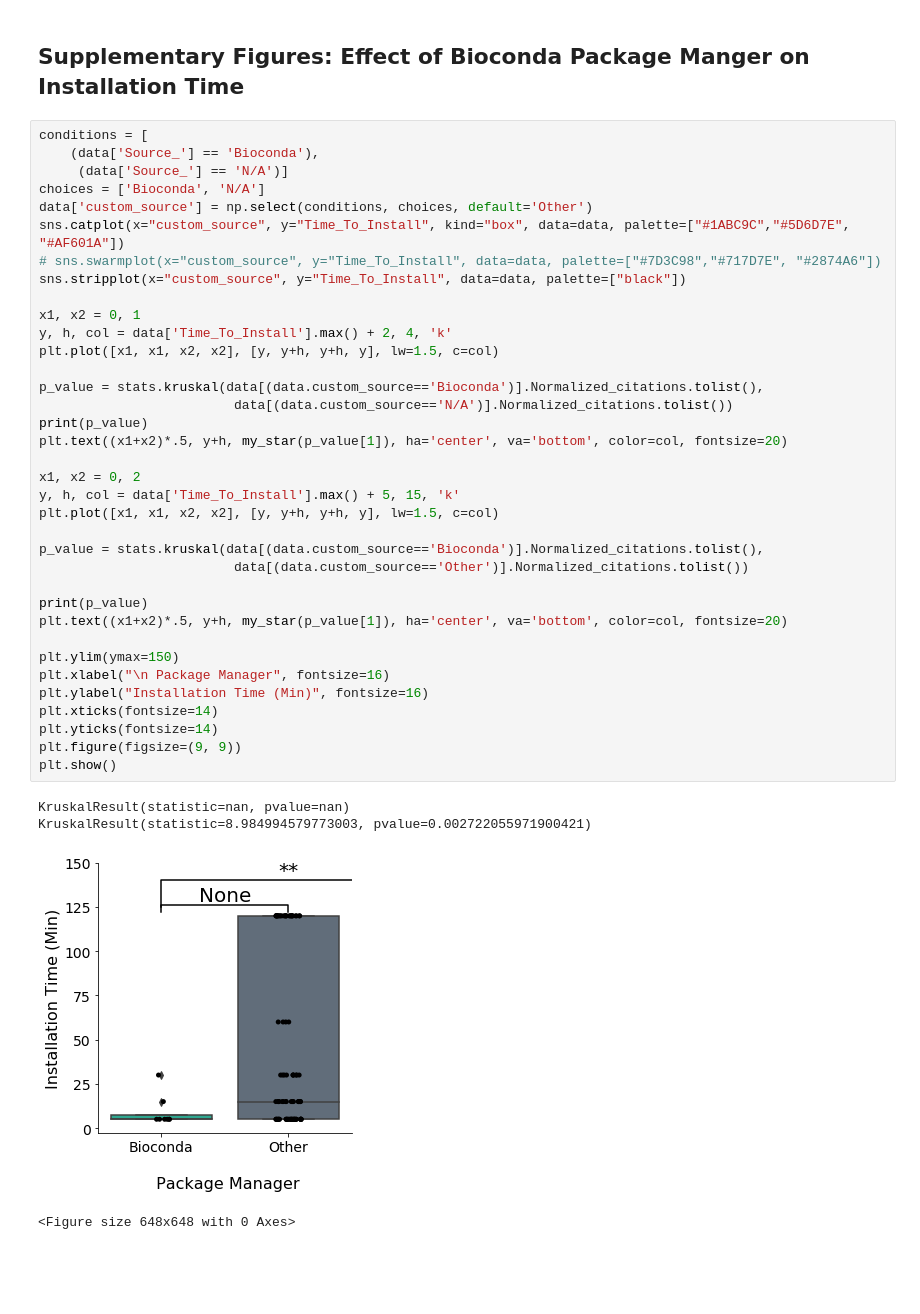
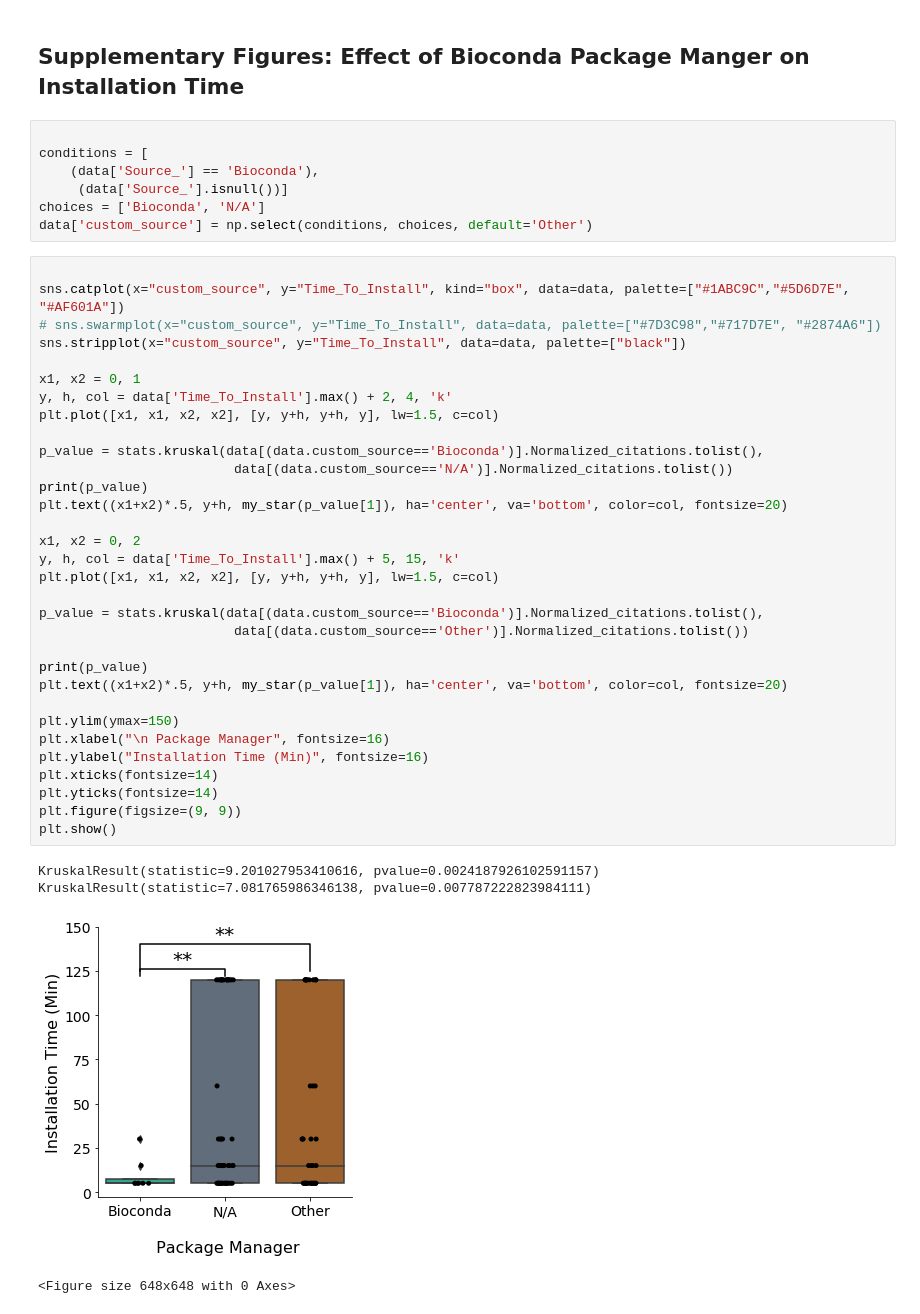
Before and after one commit to smangul1/good.software, a Jupyter notebook: analysis/Figure2.ipynb, the cells around one changed output. Saved outputs shown, nothing was run; the diff lists cells and outputs as text; blank space fills up the shorter version.

Commit message:
Updated the supplementary figure

```diff
--- a/analysis/Figure2.ipynb
+++ b/analysis/Figure2.ipynb
@@ -716,46 +716,49 @@ plt.savefig('Figure_2_panels/Citations_per_year_box.pdf')
 [figure]
 # %% [markdown]
 ## Supplementary Figures: Effect of Bioconda Package Manger on Installation Time
+# %%
+
+conditions = [
+    (data['Source_'] == 'Bioconda'),
+     (data['Source_'].isnull())]
+choices = ['Bioconda', 'N/A']
+data['custom_source'] = np.select(conditions, choices, default='Other')
 # %%
-conditions = [
-    (data['Source_'] == 'Bioconda'),
-     (data['Source_'] == 'N/A')]
-choices = ['Bioconda', 'N/A']
-data['custom_source'] = np.select(conditions, choices, default='Other')
+
 sns.catplot(x="custom_source", y="Time_To_Install", kind="box", data=data, palette=["#1ABC9C","#5D6D7E", "#AF601A"])
 # sns.swarmplot(x="custom_source", y="Time_To_Install", data=data, palette=["#7D3C98","#717D7E", "#2874A6"])
 sns.stripplot(x="custom_source", y="Time_To_Install", data=data, palette=["black"])
 
 x1, x2 = 0, 1
 y, h, col = data['Time_To_Install'].max() + 2, 4, 'k'
 plt.plot([x1, x1, x2, x2], [y, y+h, y+h, y], lw=1.5, c=col)
 
 p_value = stats.kruskal(data[(data.custom_source=='Bioconda')].Normalized_citations.tolist(),
                          data[(data.custom_source=='N/A')].Normalized_citations.tolist())
 print(p_value)
 plt.text((x1+x2)*.5, y+h, my_star(p_value[1]), ha='center', va='bottom', color=col, fontsize=20)
 
 x1, x2 = 0, 2
 y, h, col = data['Time_To_Install'].max() + 5, 15, 'k'
 plt.plot([x1, x1, x2, x2], [y, y+h, y+h, y], lw=1.5, c=col)
 
 p_value = stats.kruskal(data[(data.custom_source=='Bioconda')].Normalized_citations.tolist(),
                          data[(data.custom_source=='Other')].Normalized_citations.tolist())
 
 print(p_value)
 plt.text((x1+x2)*.5, y+h, my_star(p_value[1]), ha='center', va='bottom', color=col, fontsize=20)
 
 plt.ylim(ymax=150)
 plt.xlabel("\n Package Manager", fontsize=16)
 plt.ylabel("Installation Time (Min)", fontsize=16)
 plt.xticks(fontsize=14)
 plt.yticks(fontsize=14)
 plt.figure(figsize=(9, 9))
 plt.show()
 # %% [output]
-KruskalResult(statistic=nan, pvalue=nan)
-KruskalResult(statistic=8.984994579773003, pvalue=0.002722055971900421)
+KruskalResult(statistic=9.201027953410616, pvalue=0.0024187926102591157)
+KruskalResult(statistic=7.081765986346138, pvalue=0.007787222823984111)
-[figure, old version]
+[figure, new version]
 <Figure size 648x648 with 0 Axes>
 # %%
 
```
Also changed, not shown: parts of 7 cells of this notebook, 10 other files.
